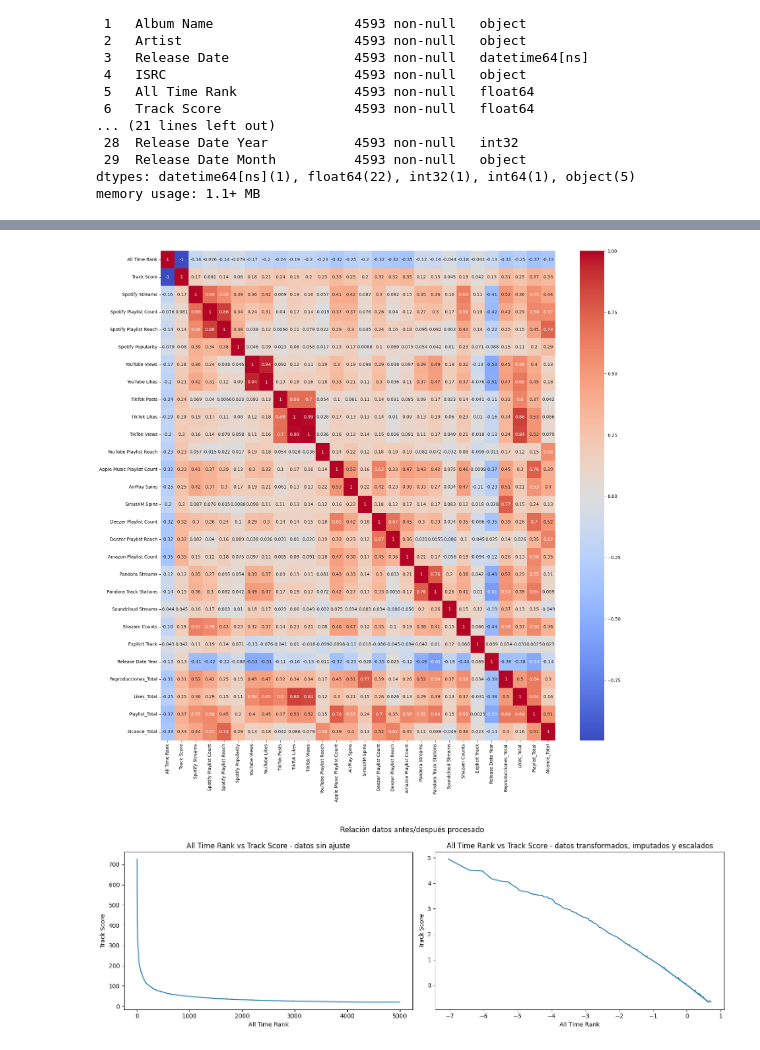
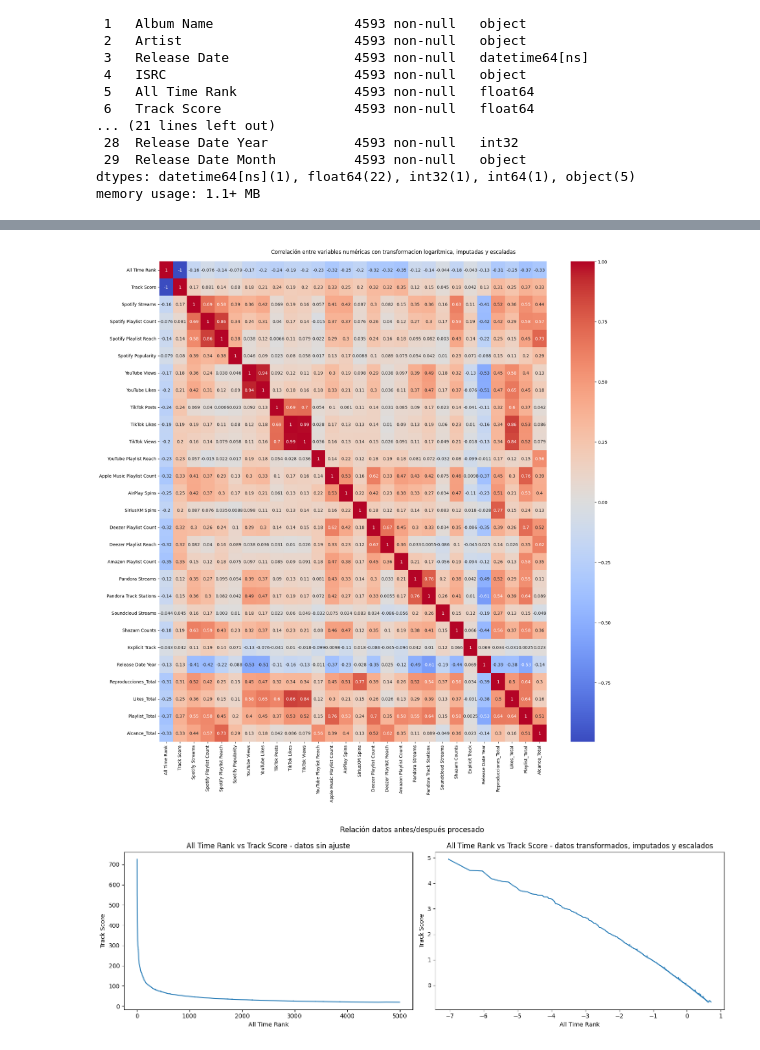
Before and after one commit to desareca/Tareas_Analisis_Datos-G6, a Jupyter notebook: Tarea_I_Analisis_de_Datos_Grupo_6.ipynb, the cells around one changed output, grey strips where cells are left out. Saved outputs shown, nothing was run; the diff lists cells and outputs as text; code cells hidden in the pictures.

```diff
--- a/Tarea_I_Analisis_de_Datos_Grupo_6.ipynb
+++ b/Tarea_I_Analisis_de_Datos_Grupo_6.ipynb
@@ -261,7 +235,7 @@ numeric_columns = df.select_dtypes(include='number').columns
 n_cols = 7
 n_rows = len(numeric_columns) // n_cols + int(len(numeric_columns) % n_cols != 0)
 
-fig, axes = plt.subplots(n_rows, n_cols, figsize=(25, 4 * n_rows))
+fig, axes = plt.subplots(n_rows, n_cols, figsize=(30, 2.5 * n_rows))
 axes = axes.flatten() if len(numeric_columns) > 1 else [axes]
 
 for i, col in enumerate(numeric_columns):
@@ -273,6 +247,8 @@ for i, col in enumerate(numeric_columns):
 for j in range(i + 1, len(axes)):
     fig.delaxes(axes[j])
 
+fig.suptitle('Histogramas de variables sin transformar')
+
 plt.tight_layout()
 plt.show()
 # %% [output]
@@ -292,7 +270,7 @@ cols_transf_log = ['All Time Rank', 'Track Score', 'Spotify Streams', 'Spotify P
 n_cols = 8
 n_rows = len(cols_transf_log) // n_cols + int(len(cols_transf_log) % n_cols != 0)
 
-fig, axes = plt.subplots(n_rows, n_cols, figsize=(25, 4 * n_rows))
+fig, axes = plt.subplots(n_rows, n_cols, figsize=(30, 2.5 * n_rows))
 axes = axes.flatten() if len(cols_transf_log) > 1 else [axes]
 
 df_transf_log = df.copy()
@@ -306,6 +284,8 @@ for i, col in enumerate(cols_transf_log):
 for j in range(i + 1, len(axes)):
     fig.delaxes(axes[j])
 
+fig.suptitle('Histogramas de variables con transformacion logarítmica')
+
 plt.tight_layout()
 plt.show()
 # %% [output]
@@ -362,15 +344,17 @@ plt.show()
 # %%
 # Variables Adicionales
 df_normalizado_add = df_normalizado.copy()
 df_normalizado_add['Reproducciones_Total'] = df_normalizado_add[['Spotify Streams', 'YouTube Views', 'TikTok Posts', 'AirPlay Spins', 'SiriusXM Spins', 'Pandora Streams', 'Soundcloud Streams', 'Shazam Counts']].mean(1)
 df_normalizado_add['Likes_Total'] = df_normalizado_add[['YouTube Likes', 'TikTok Likes']].mean(1)
 df_normalizado_add['Playlist_Total'] = df_normalizado_add[['Spotify Playlist Count', 'TikTok Views', 'Apple Music Playlist Count', 'Deezer Playlist Count', 'Amazon Playlist Count', 'Pandora Track Stations']].mean(1)
 df_normalizado_add['Alcance_Total'] = df_normalizado_add[['Spotify Playlist Reach', 'YouTube Playlist Reach', 'Deezer Playlist Reach']].mean(1)
 
 plt.figure(figsize=(20, 20))
-sns.heatmap(df_normalizado_add.corr(numeric_only=True), annot=True, cmap='coolwarm');
+sns.heatmap(df_normalizado_add.corr(numeric_only=True), annot=True, cmap='coolwarm')
+plt.suptitle('Correlación entre variables numéricas con transformacion logarítmica, imputadas y escaladas', y=0.9)
+plt.show()
 # %% [output]
-[figure, old version]
+[figure, new version]
 # %%
 fig, axs = plt.subplots(1,2,figsize=(15,5))
 
```
Also changed, not shown: parts of 15 cells of this notebook.
